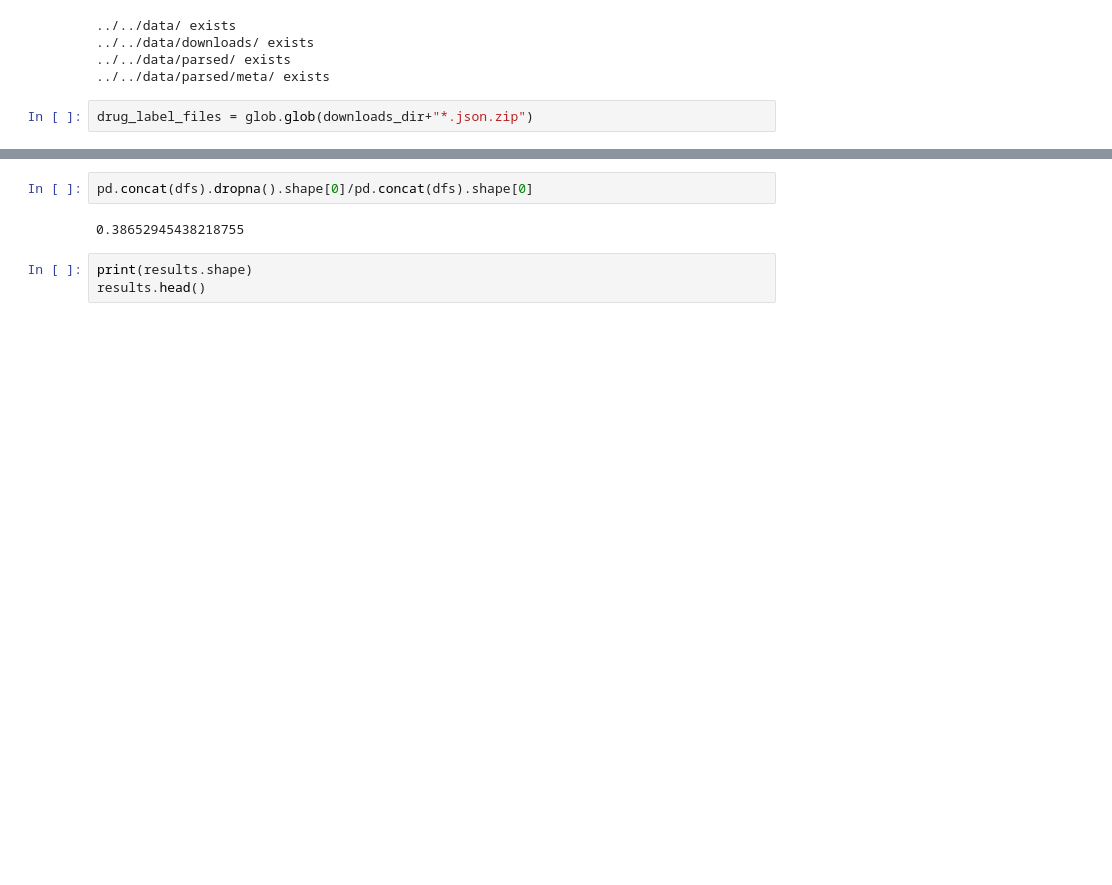
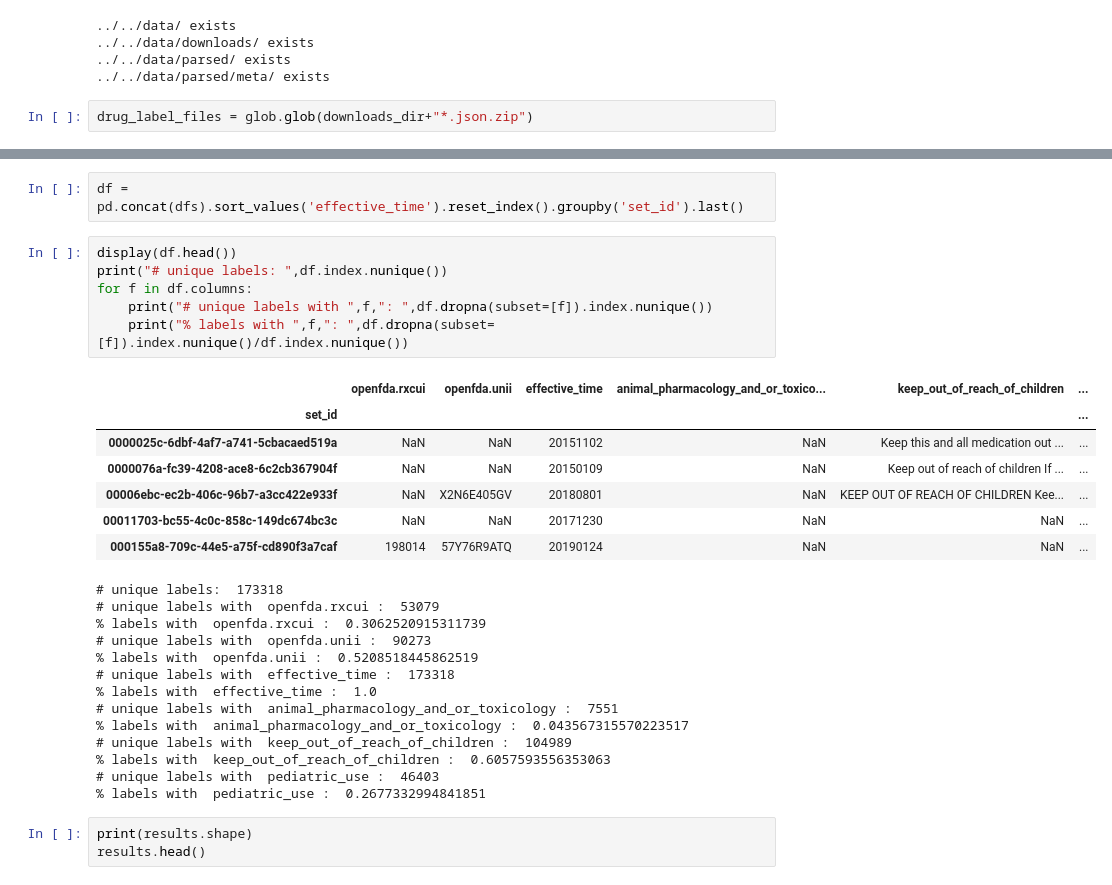
Before and after one commit to ngiangre/openFDA_drug_label_parsing, a Jupyter notebook: ntbks/python/Parsing.ipynb, the cells around one changed output, grey strips where cells are left out. Cells and saved outputs as stored; diff of their text form; blank space fills up the shorter version.

```diff
--- a/ntbks/python/Parsing.ipynb
+++ b/ntbks/python/Parsing.ipynb
@@ -107,7 +113,32 @@ Parsing...
-# %%
-pd.concat(dfs).dropna().shape[0]/pd.concat(dfs).shape[0]
-# %% [output]
-0.38652945438218755
+# %%
+df = pd.concat(dfs).sort_values('effective_time').reset_index().groupby('set_id').last()
+# %%
+display(df.head())
+print("# unique labels: ",df.index.nunique())
+for f in df.columns:
+    print("# unique labels with ",f,": ",df.dropna(subset=[f]).index.nunique())
+    print("% labels with ",f,": ",df.dropna(subset=[f]).index.nunique()/df.index.nunique())
+# %% [output]
+|  | openfda.rxcui | openfda.unii | effective_time | animal_pharmacology_and_or_toxico... | keep_out_of_reach_of_children | ... |
+| set_id |  |  |  |  |  | ... |
+| 0000025c-6dbf-4af7-a741-5cbacaed519a | NaN | NaN | 20151102 | NaN | Keep this and all medication out ... | ... |
+| 0000076a-fc39-4208-ace8-6c2cb367904f | NaN | NaN | 20150109 | NaN | Keep out of reach of children If ... | ... |
+| 00006ebc-ec2b-406c-96b7-a3cc422e933f | NaN | X2N6E405GV | 20180801 | NaN | KEEP OUT OF REACH OF CHILDREN Kee... | ... |
+| 00011703-bc55-4c0c-858c-149dc674bc3c | NaN | NaN | 20171230 | NaN | NaN | ... |
+| 000155a8-709c-44e5-a75f-cd890f3a7caf | 198014 | 57Y76R9ATQ | 20190124 | NaN | NaN | ... |
+# unique labels:  173318
+# unique labels with  openfda.rxcui :  53079
+% labels with  openfda.rxcui :  0.3062520915311739
+# unique labels with  openfda.unii :  90273
+% labels with  openfda.unii :  0.5208518445862519
+# unique labels with  effective_time :  173318
+% labels with  effective_time :  1.0
+# unique labels with  animal_pharmacology_and_or_toxicology :  7551
+% labels with  animal_pharmacology_and_or_toxicology :  0.043567315570223517
+# unique labels with  keep_out_of_reach_of_children :  104989
+% labels with  keep_out_of_reach_of_children :  0.6057593556353063
+# unique labels with  pediatric_use :  46403
+% labels with  pediatric_use :  0.2677332994841851
 # %%
 print(results.shape)
 results.head()
```
Also changed, not shown: parts of 7 cells of this notebook, 10 other files.
